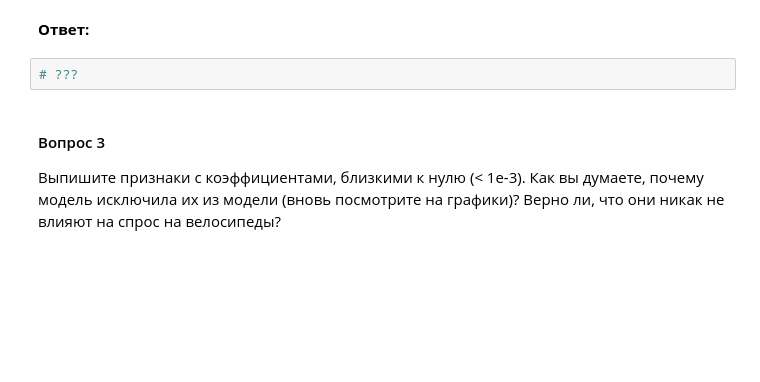
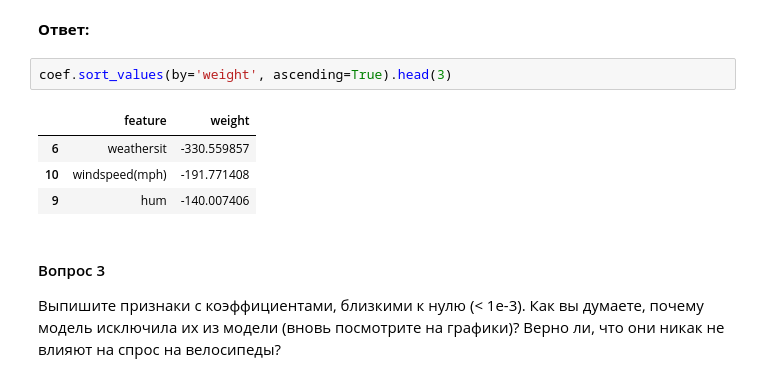
Before and after one commit to Kostiantyn-Liapkalo/linear_model_retraining, a Jupyter notebook: hw_4.ipynb, the cells around one changed output. Saved outputs shown, nothing was run; the diff lists cells and outputs as text; blank space fills up the shorter version.

```diff
--- a/hw_4.ipynb
+++ b/hw_4.ipynb
@@ -404,8 +440,13 @@ __Ответ:__
 Выберите 3 признака с наибольшими по модулю отрицательными коэффициентами (и выпишите их), посмотрите на соответствующие визуализации. Видна ли убывающая линейная зависимость? Логично ли утверждать, что чем больше величина этих признаков, тем меньше людей захотят взять велосипеды?
 # %% [markdown]
 __Ответ:__
-# %%
-# ???
+# %%
+coef.sort_values(by='weight', ascending=True).head(3)
+# %% [output]
+|  | feature | weight |
+| 6 | weathersit | -330.559857 |
+| 10 | windspeed(mph) | -191.771408 |
+| 9 | hum | -140.007406 |
 # %% [markdown]
 #### Вопрос 3
 
```
Also changed, not shown: parts of 9 cells of this notebook.
